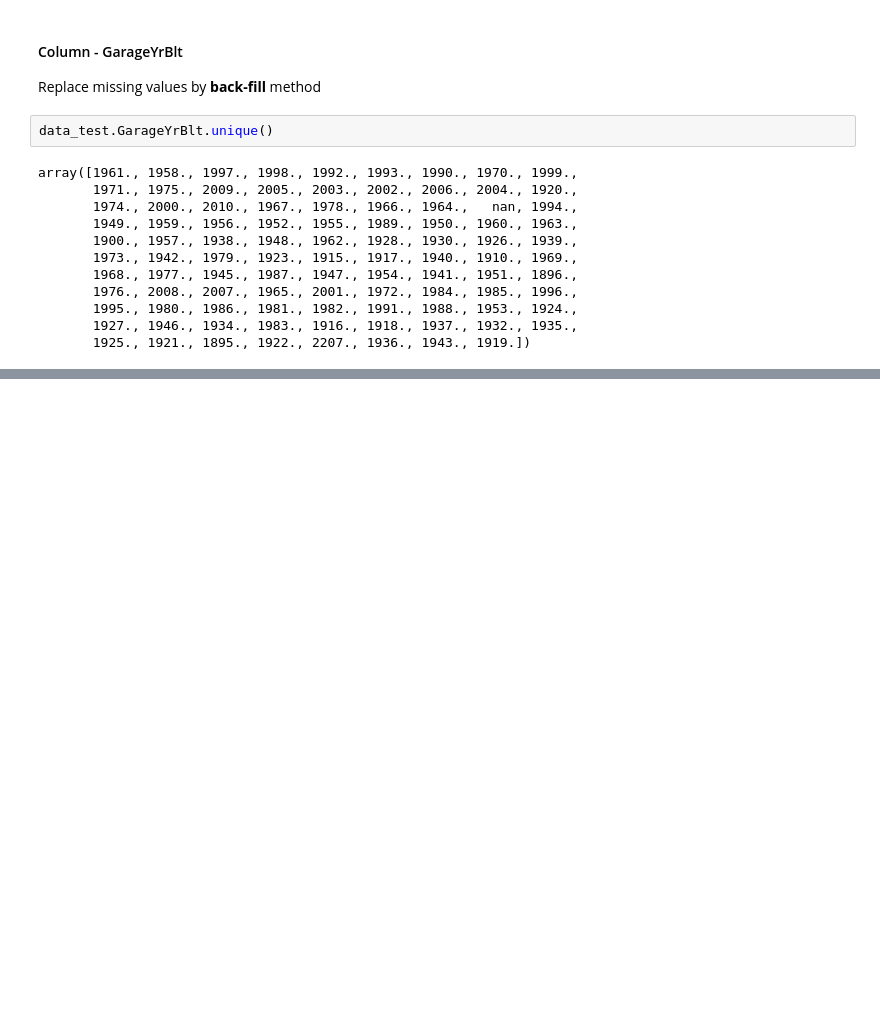
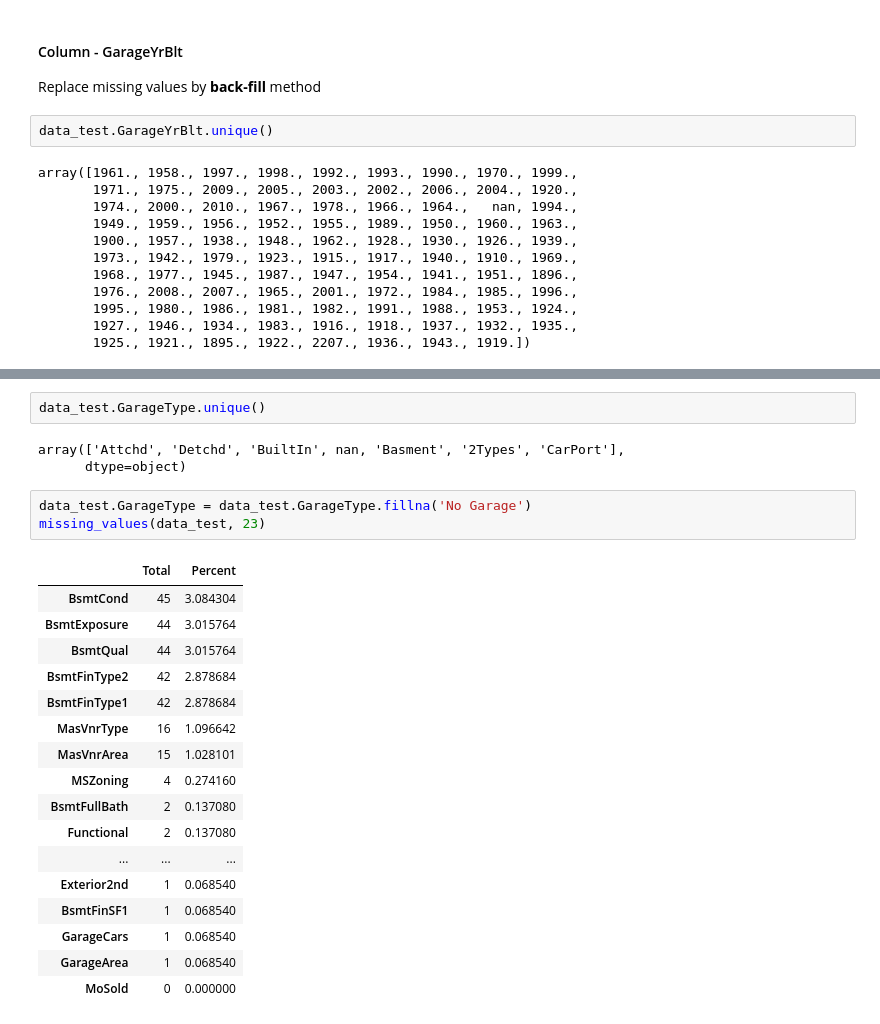
Before and after one commit to naseemap47/predictHousePrices-MachineLearning-python, a Jupyter notebook: jupyter_notebook.ipynb, the cells around one changed output, grey strips where cells are left out. Cells and saved outputs as stored; diff of their text form; blank space fills up the shorter version.

```diff
--- a/jupyter_notebook.ipynb
+++ b/jupyter_notebook.ipynb
@@ -577,0 +604,26 @@ array([1961., 1958., 1997., 1998., 1992., 1993., 1990., 1970., 1999.,
+# %%
+data_test.GarageType.unique()
+# %% [output]
+array(['Attchd', 'Detchd', 'BuiltIn', nan, 'Basment', '2Types', 'CarPort'],
+      dtype=object)
+# %%
+data_test.GarageType = data_test.GarageType.fillna('No Garage')
+missing_values(data_test, 23)
+# %% [output]
+|  | Total | Percent |
+| BsmtCond | 45 | 3.084304 |
+| BsmtExposure | 44 | 3.015764 |
+| BsmtQual | 44 | 3.015764 |
+| BsmtFinType2 | 42 | 2.878684 |
+| BsmtFinType1 | 42 | 2.878684 |
+| MasVnrType | 16 | 1.096642 |
+| MasVnrArea | 15 | 1.028101 |
+| MSZoning | 4 | 0.274160 |
+| BsmtFullBath | 2 | 0.137080 |
+| Functional | 2 | 0.137080 |
+| ... | ... | ... |
+| Exterior2nd | 1 | 0.068540 |
+| BsmtFinSF1 | 1 | 0.068540 |
+| GarageCars | 1 | 0.068540 |
+| GarageArea | 1 | 0.068540 |
+| MoSold | 0 | 0.000000 |
```
Also changed, not shown: parts of 69 cells of this notebook.
